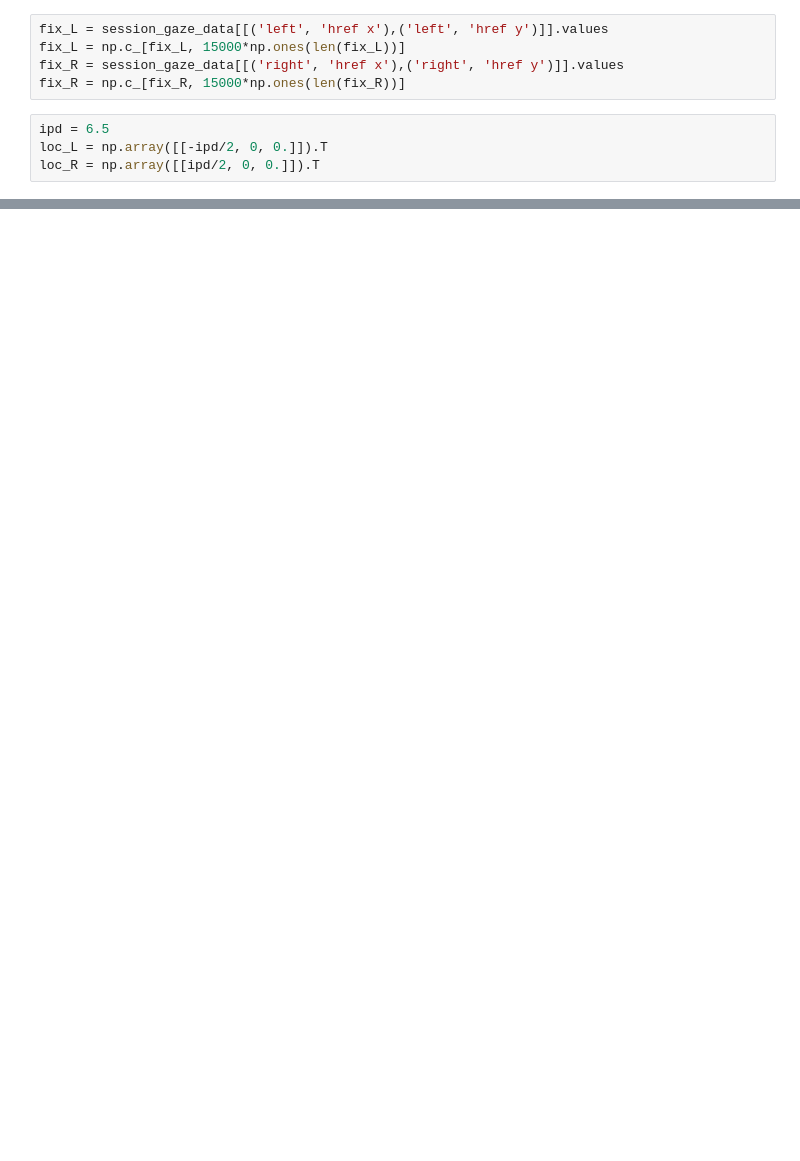
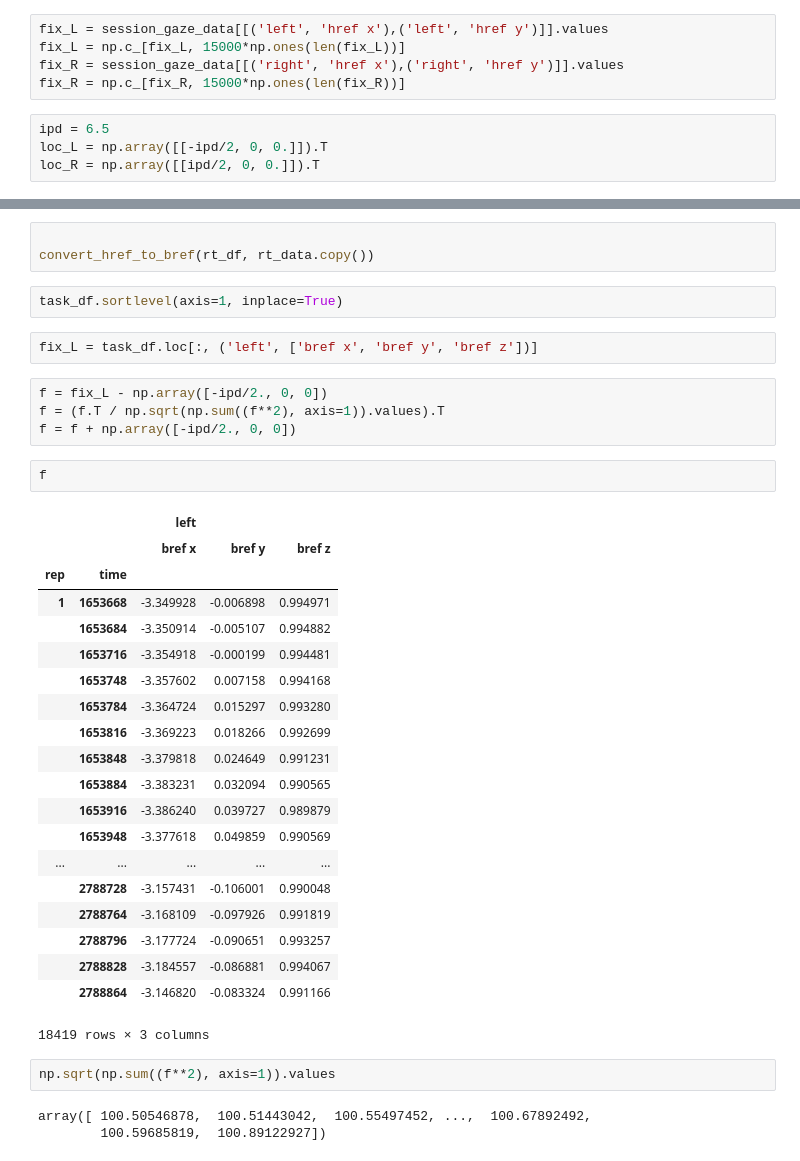
Before and after one commit to Berkeley-BORIS/BORIS_Code, a Jupyter notebook: parsed gaze data example.ipynb, the cells around one changed output, grey strips where cells are left out. Cells and saved outputs as stored; diff of their text form; blank space fills up the shorter version.

```diff
--- a/parsed gaze data example.ipynb
+++ b/parsed gaze data example.ipynb
@@ -184,0 +281,39 @@ algined
+# %%
+
+convert_href_to_bref(rt_df, rt_data.copy())
+# %%
+task_df.sortlevel(axis=1, inplace=True)
+# %%
+fix_L = task_df.loc[:, ('left', ['bref x', 'bref y', 'bref z'])]
+# %%
+f = fix_L - np.array([-ipd/2., 0, 0])
+f = (f.T / np.sqrt(np.sum((f**2), axis=1)).values).T
+f = f + np.array([-ipd/2., 0, 0])
+# %%
+f
+# %% [output]
+|  |  | left |  |  |
+|  |  | bref x | bref y | bref z |
+| rep | time |  |  |  |
+| 1 | 1653668 | -3.349928 | -0.006898 | 0.994971 |
+|  | 1653684 | -3.350914 | -0.005107 | 0.994882 |
+|  | 1653716 | -3.354918 | -0.000199 | 0.994481 |
+|  | 1653748 | -3.357602 | 0.007158 | 0.994168 |
+|  | 1653784 | -3.364724 | 0.015297 | 0.993280 |
+|  | 1653816 | -3.369223 | 0.018266 | 0.992699 |
+|  | 1653848 | -3.379818 | 0.024649 | 0.991231 |
+|  | 1653884 | -3.383231 | 0.032094 | 0.990565 |
+|  | 1653916 | -3.386240 | 0.039727 | 0.989879 |
+|  | 1653948 | -3.377618 | 0.049859 | 0.990569 |
+| ... | ... | ... | ... | ... |
+|  | 2788728 | -3.157431 | -0.106001 | 0.990048 |
+|  | 2788764 | -3.168109 | -0.097926 | 0.991819 |
+|  | 2788796 | -3.177724 | -0.090651 | 0.993257 |
+|  | 2788828 | -3.184557 | -0.086881 | 0.994067 |
+|  | 2788864 | -3.146820 | -0.083324 | 0.991166 |
+18419 rows × 3 columns
+# %%
+np.sqrt(np.sum((f**2), axis=1)).values
+# %% [output]
+array([ 100.50546878,  100.51443042,  100.55497452, ...,  100.67892492,
+        100.59685819,  100.89122927])
```
Also changed, not shown: parts of 18 cells of this notebook, 4 other files.
